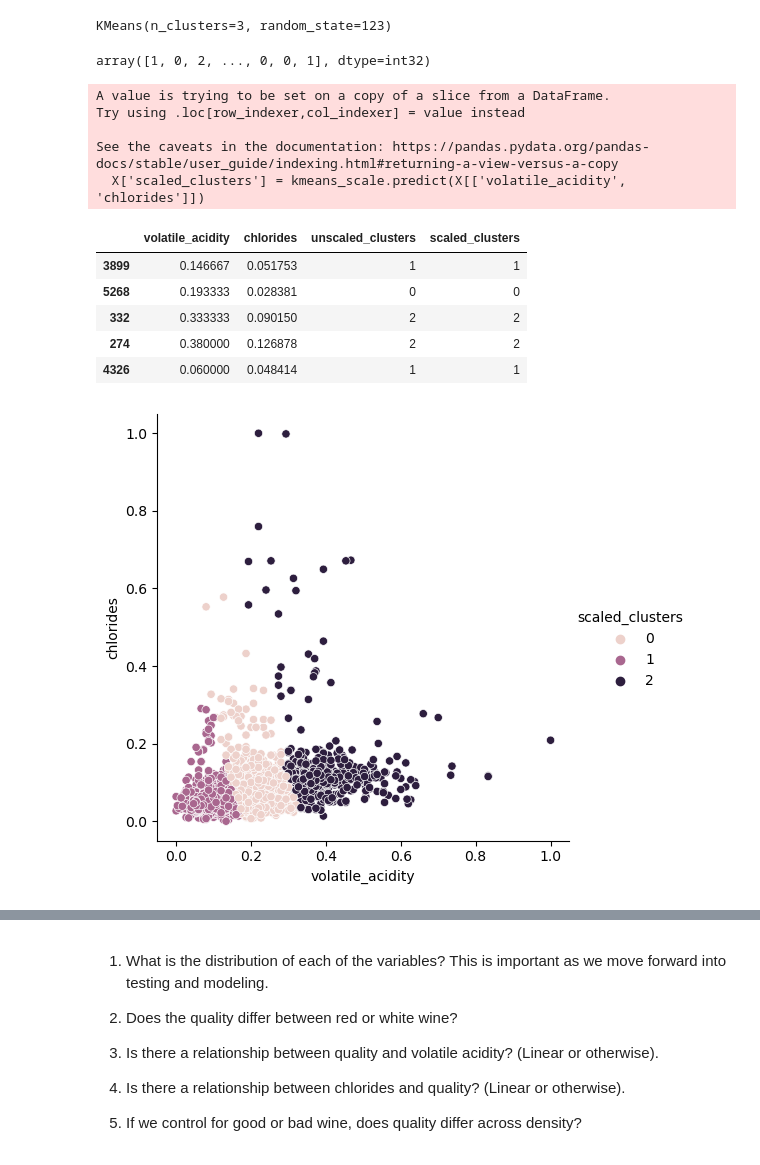
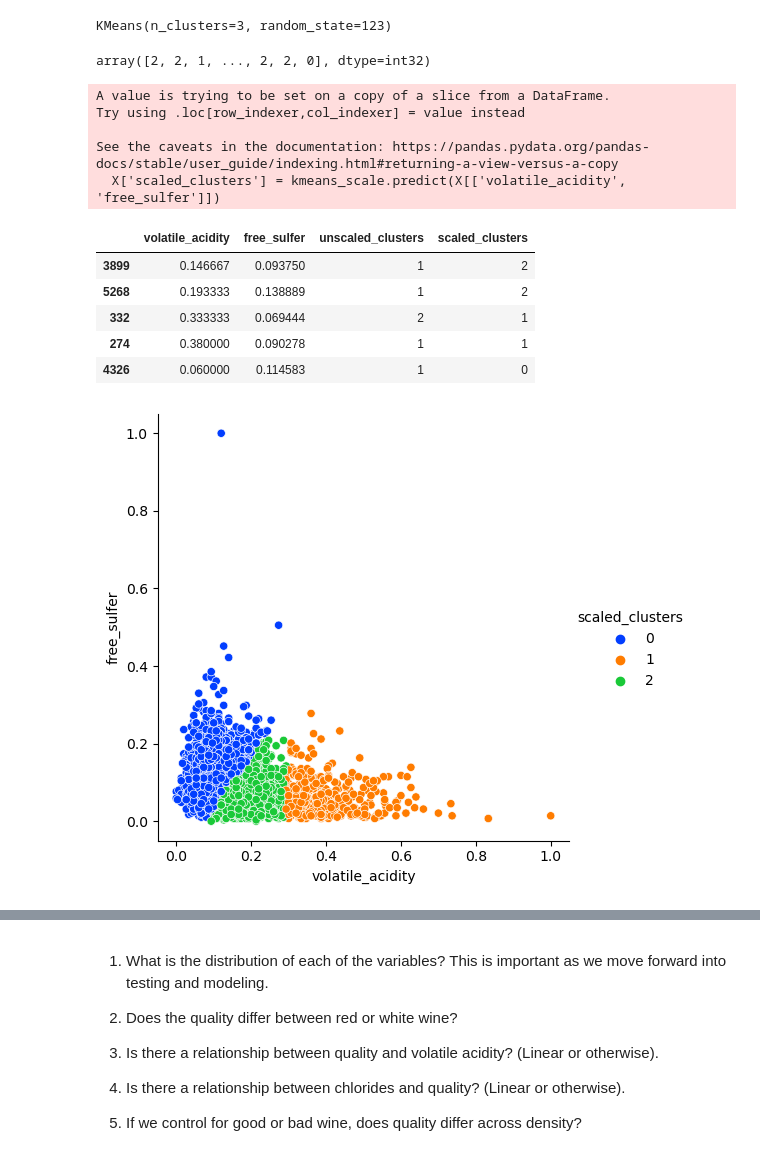
Before and after one commit to Fine-Wine/clustering-project-wine, a Jupyter notebook: test.ipynb, the cells around one changed output, grey strips where cells are left out. Drawn from its saved outputs; the diff is of its cells as text; code cells hidden in the pictures.

```diff
--- a/test.ipynb
+++ b/test.ipynb
@@ -153,5 +184,6 @@ dtype: int64
 # %%
-X = train[['volatile_acidity', 'chlorides']]
+X = train[['volatile_acidity', 'free_sulfer']]
+# setting variable for clusters
 # %%
 seed = 123
 
@@ -187,9 +223,10 @@ plt.show()
 # %%
 mm_scaler = MinMaxScaler()
 
-X[['volatile_acidity', 'chlorides']] = mm_scaler.fit_transform(X[['volatile_acidity', 'chlorides']])
+X[['volatile_acidity', 'free_sulfer']] = mm_scaler.fit_transform(X[['volatile_acidity', 'free_sulfer']])
 
 X.head()
+# scaling and setting up data for reclustering
 # %% [output]
 A value is trying to be set on a copy of a slice from a DataFrame.
 Try using .loc[row_indexer,col_indexer] = value instead
@@ -205,15 +242,17 @@ See the caveats in the documentation: https://pandas.pydata.org/pandas-docs/stab
 # %%
 kmeans_scale = KMeans(n_clusters=3, random_state=seed)
 
-kmeans_scale.fit(X[['volatile_acidity', 'chlorides']])
+kmeans_scale.fit(X[['volatile_acidity', 'free_sulfer']])
+# creating and fitting new kmeans
 # %% [output]
 KMeans(n_clusters=3, random_state=123)
 # %%
-kmeans_scale.predict(X[['volatile_acidity', 'chlorides']])
+kmeans_scale.predict(X[['volatile_acidity', 'free_sulfer']])
+# adding predictions
 # %% [output]
-array([1, 0, 2, ..., 0, 0, 1], dtype=int32)
+array([2, 2, 1, ..., 2, 2, 0], dtype=int32)
 # %%
-X['scaled_clusters'] = kmeans_scale.predict(X[['volatile_acidity', 'chlorides']])
+X['scaled_clusters'] = kmeans_scale.predict(X[['volatile_acidity', 'free_sulfer']])
 
 X.head()
 # %% [output]
@@ -221,15 +260,16 @@ A value is trying to be set on a copy of a slice from a DataFrame.
 Try using .loc[row_indexer,col_indexer] = value instead
 
 See the caveats in the documentation: https://pandas.pydata.org/pandas-docs/stable/user_guide/indexing.html#returning-a-view-versus-a-copy
-  X['scaled_clusters'] = kmeans_scale.predict(X[['volatile_acidity', 'chlorides']])
+  X['scaled_clusters'] = kmeans_scale.predict(X[['volatile_acidity', 'free_sulfer']])
-|  | volatile_acidity | chlorides | unscaled_clusters | scaled_clusters |
-| 3899 | 0.146667 | 0.051753 | 1 | 1 |
-| 5268 | 0.193333 | 0.028381 | 0 | 0 |
-| 332 | 0.333333 | 0.090150 | 2 | 2 |
-| 274 | 0.380000 | 0.126878 | 2 | 2 |
-| 4326 | 0.060000 | 0.048414 | 1 | 1 |
+|  | volatile_acidity | free_sulfer | unscaled_clusters | scaled_clusters |
+| 3899 | 0.146667 | 0.093750 | 1 | 2 |
+| 5268 | 0.193333 | 0.138889 | 1 | 2 |
+| 332 | 0.333333 | 0.069444 | 2 | 1 |
+| 274 | 0.380000 | 0.090278 | 1 | 1 |
+| 4326 | 0.060000 | 0.114583 | 1 | 0 |
 # %%
-sns.relplot(data=X, x='volatile_acidity', y='chlorides', hue='scaled_clusters')
+sns.relplot(data=X, x='volatile_acidity', y='free_sulfer', hue='scaled_clusters', palette = 'bright')
 plt.show()
+# visualization of scaled clustering
 # %% [output]
-[figure, old version]
+[figure, new version]
```
Also changed, not shown: parts of 28 cells of this notebook.
